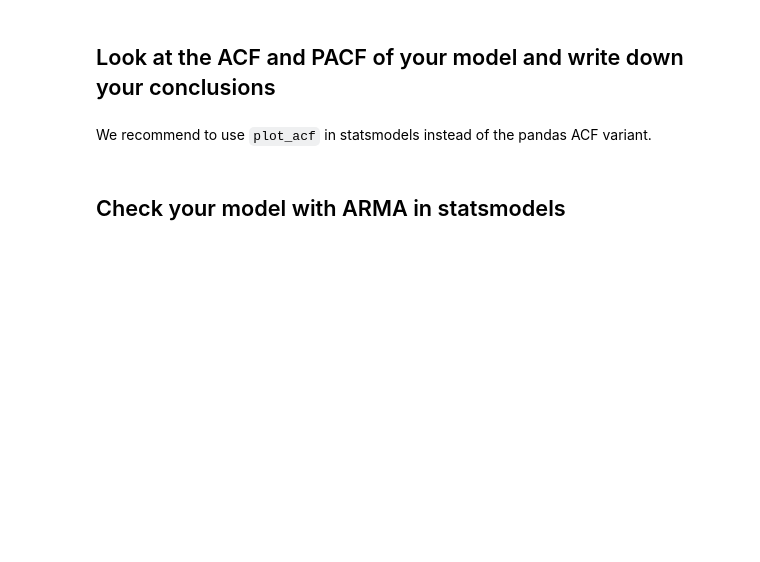
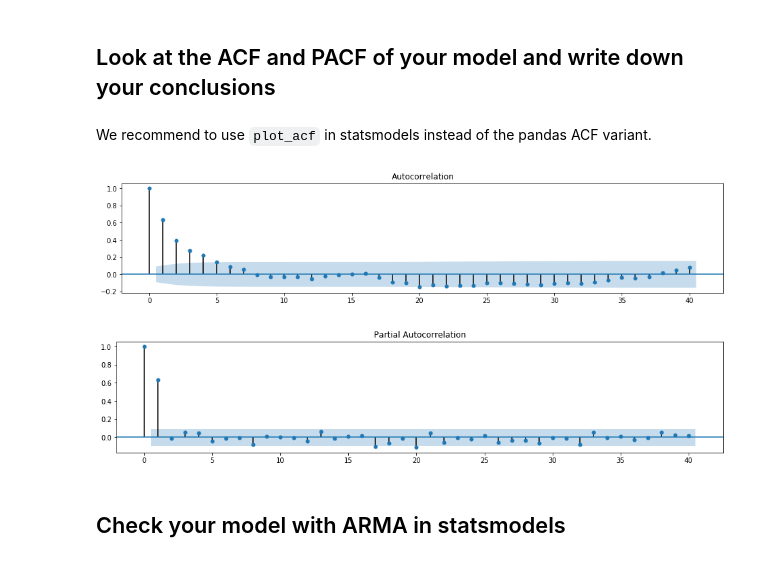
Before and after one commit to kbaranko/dsc-arma-models-lab-nyc-ds-082619, a Jupyter notebook: index.ipynb, the cells around one changed output. Saved outputs shown, nothing was run; the diff lists cells and outputs as text; code cells hidden in the pictures; blank space fills up the shorter version.

```diff
--- a/index.ipynb
+++ b/index.ipynb
@@ -71,6 +71,15 @@ We recommend to use `plot_acf` in statsmodels instead of the pandas ACF variant.
 # %%
 from statsmodels.graphics.tsaplots import plot_pacf
 from statsmodels.graphics.tsaplots import plot_acf
+
+fig, ax = plt.subplots(figsize=(16,3))
+plot_acf(series,ax=ax, lags=40);
+
+fig, ax = plt.subplots(figsize=(16,3))
+plot_pacf(series,ax=ax, lags=40);
+# %% [output]
+[figure, added]
+[figure, added]
 # %% [markdown]
 ## Check your model with ARMA in statsmodels
 # %% [markdown]
```
